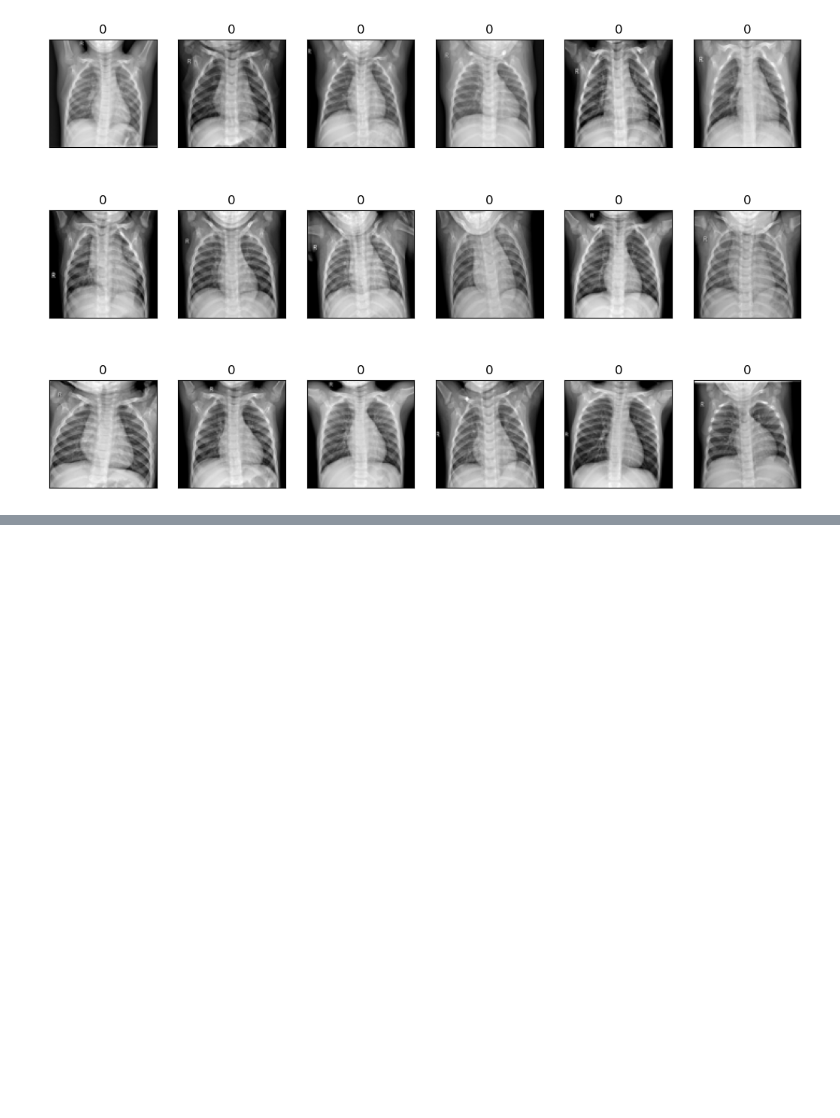
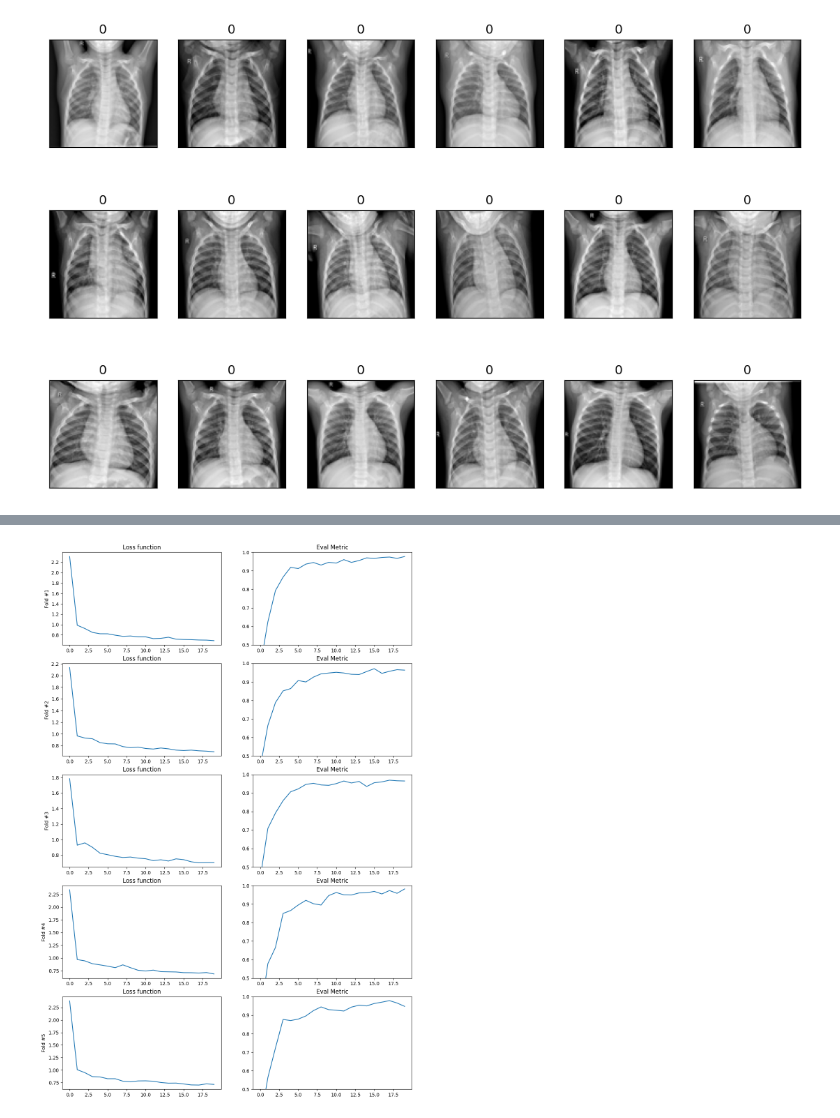
Before and after one commit to kirkwat/machine-learning, a Jupyter notebook: lab6/kirk.ipynb, the cells around one changed output, grey strips where cells are left out. Cells and saved outputs as stored; diff of their text form; code cells hidden in the pictures; blank space fills up the shorter version.

```diff
--- a/lab6/kirk.ipynb
+++ b/lab6/kirk.ipynb
@@ -290,0 +611,6 @@ plot_histories(histories)
+# %%
+from tensorflow.keras.optimizers import Adam
+adam = Adam(learning_rate=0.001, epsilon=1e-8)
+l2_lambda = 0.0001; num_filt_layers = [32,64]
+
+histories_2b, eval_scores_2b, cnn_2b = build_model_2_alt(optimizer=adam, l2_lambda=l2_lambda, epochs=20)
@@ -290,0 +637,4 @@ plot_histories(histories)
+# %%
+plot_histories(histories_2b)
+# %% [output]
+[figure, added]
```
Also changed, not shown: parts of 36 cells of this notebook.
